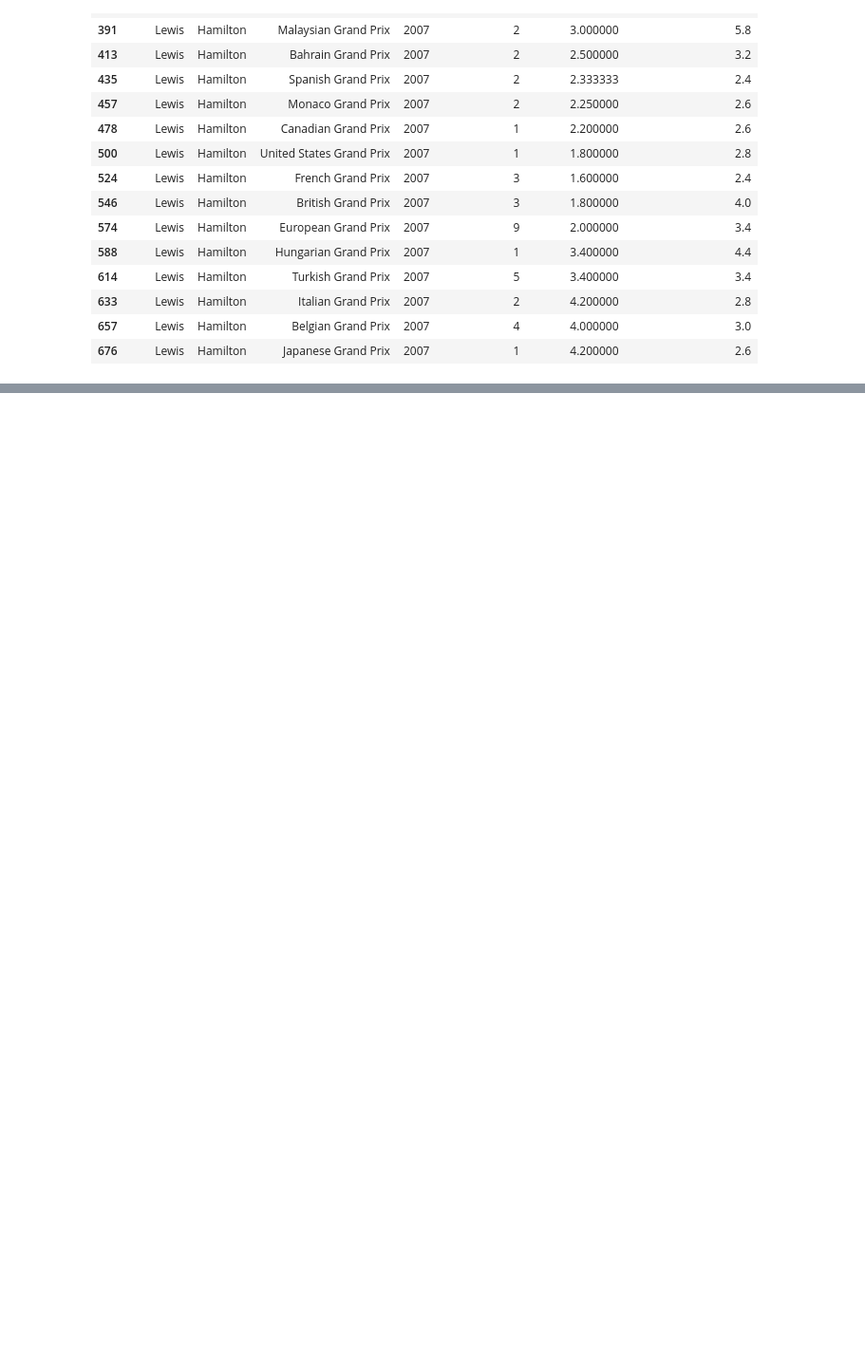
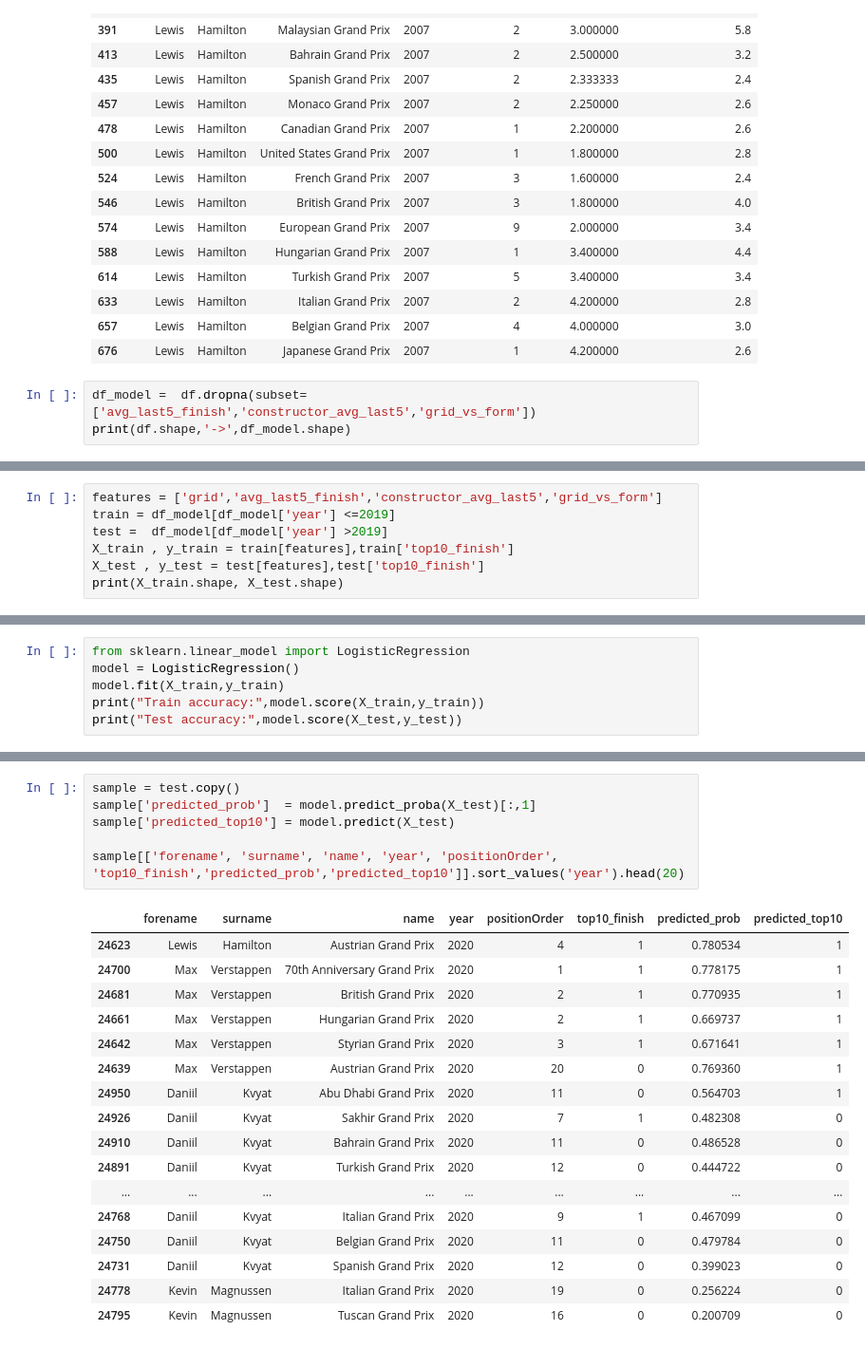
Before and after one commit to VarunP4835/f1_race_predictor, a Jupyter notebook: notebooks/01_explore_data.ipynb, the cells around one changed output, grey strips where cells are left out. Shown at 95% size. Drawn from its saved outputs; the diff is of its cells as text; blank space fills up the shorter version.

Commit message:
Update F1 race predictor

```diff
--- a/notebooks/01_explore_data.ipynb
+++ b/notebooks/01_explore_data.ipynb
@@ -200,3 +200,6 @@ df[['forename', 'surname', 'name', 'year', 'positionOrder', 'avg_last5_finish',
 | 633 | Lewis | Hamilton | Italian Grand Prix | 2007 | 2 | 4.200000 | 2.8 |
 | 657 | Lewis | Hamilton | Belgian Grand Prix | 2007 | 4 | 4.000000 | 3.0 |
 | 676 | Lewis | Hamilton | Japanese Grand Prix | 2007 | 1 | 4.200000 | 2.6 |
+# %%
+df_model =  df.dropna(subset= ['avg_last5_finish','constructor_avg_last5','grid_vs_form'])
+print(df.shape,'->',df_model.shape)
@@ -202,0 +208,7 @@ df[['forename', 'surname', 'name', 'year', 'positionOrder', 'avg_last5_finish',
+# %%
+features = ['grid','avg_last5_finish','constructor_avg_last5','grid_vs_form']
+train = df_model[df_model['year'] <=2019]
+test =  df_model[df_model['year'] >2019]
+X_train , y_train = train[features],train['top10_finish']
+X_test , y_test = test[features],test['top10_finish']
+print(X_train.shape, X_test.shape)
@@ -202,0 +217,6 @@ df[['forename', 'surname', 'name', 'year', 'positionOrder', 'avg_last5_finish',
+# %%
+from sklearn.linear_model import LogisticRegression
+model = LogisticRegression()
+model.fit(X_train,y_train)
+print("Train accuracy:",model.score(X_train,y_train))
+print("Test accuracy:",model.score(X_test,y_test))
@@ -202,0 +267,24 @@ df[['forename', 'surname', 'name', 'year', 'positionOrder', 'avg_last5_finish',
+# %%
+sample = test.copy()
+sample['predicted_prob']  = model.predict_proba(X_test)[:,1]
+sample['predicted_top10'] = model.predict(X_test)
+
+sample[['forename', 'surname', 'name', 'year', 'positionOrder', 'top10_finish','predicted_prob','predicted_top10']].sort_values('year').head(20)
+# %% [output]
+|  | forename | surname | name | year | positionOrder | top10_finish | predicted_prob | predicted_top10 |
+| 24623 | Lewis | Hamilton | Austrian Grand Prix | 2020 | 4 | 1 | 0.780534 | 1 |
+| 24700 | Max | Verstappen | 70th Anniversary Grand Prix | 2020 | 1 | 1 | 0.778175 | 1 |
+| 24681 | Max | Verstappen | British Grand Prix | 2020 | 2 | 1 | 0.770935 | 1 |
+| 24661 | Max | Verstappen | Hungarian Grand Prix | 2020 | 2 | 1 | 0.669737 | 1 |
+| 24642 | Max | Verstappen | Styrian Grand Prix | 2020 | 3 | 1 | 0.671641 | 1 |
+| 24639 | Max | Verstappen | Austrian Grand Prix | 2020 | 20 | 0 | 0.769360 | 1 |
+| 24950 | Daniil | Kvyat | Abu Dhabi Grand Prix | 2020 | 11 | 0 | 0.564703 | 1 |
+| 24926 | Daniil | Kvyat | Sakhir Grand Prix | 2020 | 7 | 1 | 0.482308 | 0 |
+| 24910 | Daniil | Kvyat | Bahrain Grand Prix | 2020 | 11 | 0 | 0.486528 | 0 |
+| 24891 | Daniil | Kvyat | Turkish Grand Prix | 2020 | 12 | 0 | 0.444722 | 0 |
+| ... | ... | ... | ... | ... | ... | ... | ... | ... |
+| 24768 | Daniil | Kvyat | Italian Grand Prix | 2020 | 9 | 1 | 0.467099 | 0 |
+| 24750 | Daniil | Kvyat | Belgian Grand Prix | 2020 | 11 | 0 | 0.479784 | 0 |
+| 24731 | Daniil | Kvyat | Spanish Grand Prix | 2020 | 12 | 0 | 0.399023 | 0 |
+| 24778 | Kevin | Magnussen | Italian Grand Prix | 2020 | 19 | 0 | 0.256224 | 0 |
+| 24795 | Kevin | Magnussen | Tuscan Grand Prix | 2020 | 16 | 0 | 0.200709 | 0 |
```
Also changed, not shown: parts of 19 cells of this notebook.
